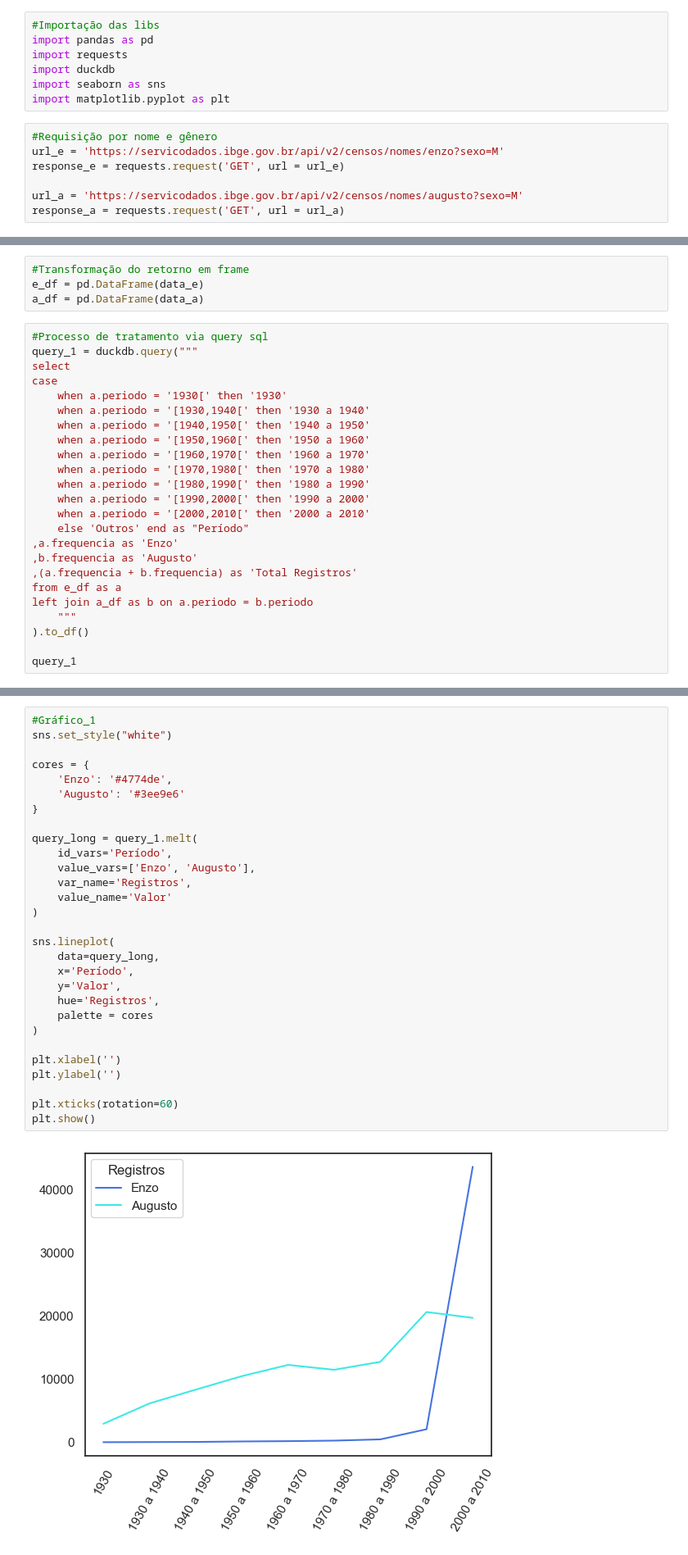
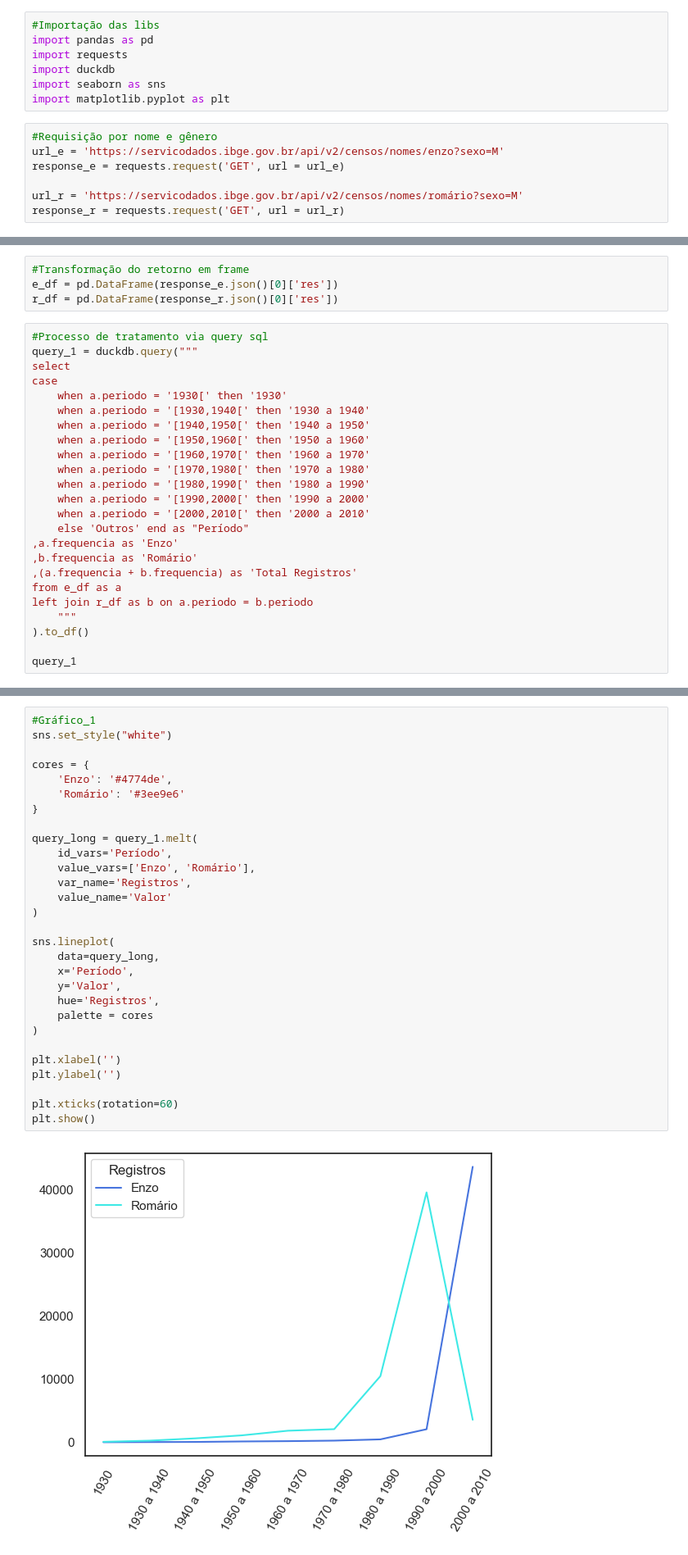
Before and after one commit to Rafael93rj/dados_api_ibge, a Jupyter notebook: import_data_api.ipynb, the cells around one changed output, grey strips where cells are left out. Shown at 82% size. Cells and saved outputs as stored; diff of their text form.

```diff
--- a/import_data_api.ipynb
+++ b/import_data_api.ipynb
@@ -16,5 +16,5 @@ import matplotlib.pyplot as plt
 url_e = 'https://servicodados.ibge.gov.br/api/v2/censos/nomes/enzo?sexo=M'
 response_e = requests.request('GET', url = url_e)
 
-url_a = 'https://servicodados.ibge.gov.br/api/v2/censos/nomes/augusto?sexo=M'
-response_a = requests.request('GET', url = url_a)
+url_r = 'https://servicodados.ibge.gov.br/api/v2/censos/nomes/romário?sexo=M'
+response_r = requests.request('GET', url = url_r)
@@ -25,7 +21,7 @@ data_a = response_a.json()[0]['res']
 # %%
 #Transformação do retorno em frame
-e_df = pd.DataFrame(data_e)
-a_df = pd.DataFrame(data_a)
+e_df = pd.DataFrame(response_e.json()[0]['res'])
+r_df = pd.DataFrame(response_r.json()[0]['res'])
 # %%
 #Processo de tratamento via query sql
 query_1 = duckdb.query("""
@@ -42,10 +38,10 @@ case
     when a.periodo = '[2000,2010[' then '2000 a 2010'
     else 'Outros' end as "Período"
 ,a.frequencia as 'Enzo'
-,b.frequencia as 'Augusto'
+,b.frequencia as 'Romário'
 ,(a.frequencia + b.frequencia) as 'Total Registros'
 from e_df as a
-left join a_df as b on a.periodo = b.periodo
+left join r_df as b on a.periodo = b.periodo
     """
 ).to_df()
 
@@ -64,34 +60,34 @@ query_1
 # %%
 #Gráfico_1
 sns.set_style("white")
 
 cores = {
     'Enzo': '#4774de',
-    'Augusto': '#3ee9e6'
+    'Romário': '#3ee9e6'
 }
 
 query_long = query_1.melt(
     id_vars='Período',
-    value_vars=['Enzo', 'Augusto'],
+    value_vars=['Enzo', 'Romário'],
     var_name='Registros',
     value_name='Valor'
 )
 
 sns.lineplot(
     data=query_long,
     x='Período',
     y='Valor',
     hue='Registros',
     palette = cores
 )
 
 plt.xlabel('')
 plt.ylabel('')
 
 plt.xticks(rotation=60)
 plt.show()
 # %% [output]
-[figure, old version]
+[figure, new version]
 # %%
 query_2 = duckdb.query("""
 select
```
Also changed, not shown: parts of 4 cells of this notebook, 3 other files.
